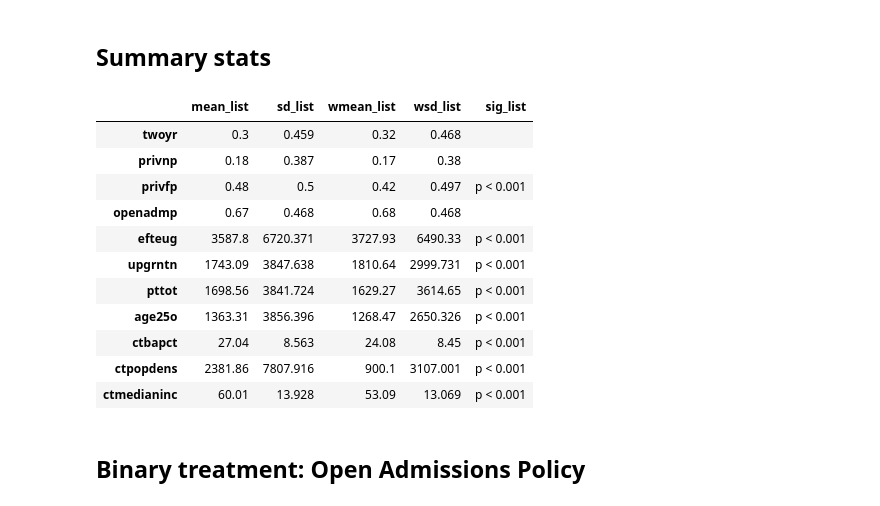
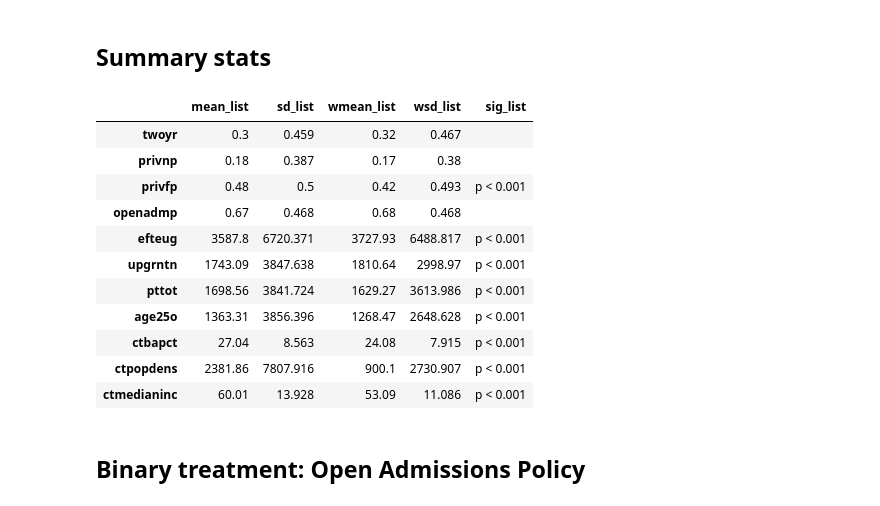
Before and after one commit to btskinner/lpoqmw, a Jupyter notebook: oct_4_2016/effective_sample.ipynb, the cells around one changed output. Saved outputs shown, nothing was run; the diff lists cells and outputs as text; code cells hidden in the pictures.

```diff
--- a/oct_4_2016/effective_sample.ipynb
+++ b/oct_4_2016/effective_sample.ipynb
@@ -114,7 +114,7 @@ w = r^2
 pv = w / sum(w)
 
 # add pv column to df
-df = df %>% bind_cols(data.frame('pv' = pv))
+df = df %>% bind_cols(data.frame('w' = w, 'pv' = pv))
 # %% [markdown]
 ## Map
 # %%
@@ -159,46 +159,46 @@ rhs = c('twoyr', 'privnp', 'privfp', 'openadmp', 'efteug', 'upgrntn', 'pttot', '
 # init lists
 mean_list = list()
 sd_list = list()
 wmean_list = list()
 wsd_list = list()
 sig_list = list()
 
 # loop through
 for(i in rhs) {
 
     # unweighted mean/sd
     mean_list[[i]] = round(mean(df[[i]]), 2)
     sd_list[[i]] = round(sd(df[[i]]),3)
 
     # weighted mean/sd
-    wmean_list[[i]] = round(weighted.mean(x = df[[i]], w = df[['pv']]),2)
-    wsd_list[[i]] = round(sqrt(sum(df[['pv']] * (df[[i]] - mean(df[[i]]))^2)),3)
+    wmean_list[[i]] = round(weighted.mean(x = df[[i]], w = df[['w']]),2)
+    wsd_list[[i]] = round(sqrt(sum(df[['pv']] * (df[[i]] - wmean_list[[i]])^2)),3)
 
     # significantly different?
     t = (mean_list[[i]] - wmean_list[[i]]) / sqrt(sd_list[[i]] / nrow(df) + wsd_list[[i]] / nrow(df))
     sig_list[[i]] = ifelse(abs(t) > qt(.9995, df = nrow(df) - 1), 'p < 0.001',
                           ifelse(abs(t) > qt(.995, df = nrow(df) - 1), 'p < 0.01',
                                  ifelse(abs(t) > qt(.975, df = nrow(df) - 1), 'p < 0.05', '')))
 }
 
 # bind
 out_table = cbind(mean_list, sd_list, wmean_list, wsd_list, sig_list)
 
 # print
 out_table
 # %% [output]
 |  | mean_list | sd_list | wmean_list | wsd_list | sig_list |
-| twoyr | 0.3 | 0.459 | 0.32 | 0.468 |  |
+| twoyr | 0.3 | 0.459 | 0.32 | 0.467 |  |
 | privnp | 0.18 | 0.387 | 0.17 | 0.38 |  |
-| privfp | 0.48 | 0.5 | 0.42 | 0.497 | p < 0.001 |
+| privfp | 0.48 | 0.5 | 0.42 | 0.493 | p < 0.001 |
 | openadmp | 0.67 | 0.468 | 0.68 | 0.468 |  |
-| efteug | 3587.8 | 6720.371 | 3727.93 | 6490.33 | p < 0.001 |
-| upgrntn | 1743.09 | 3847.638 | 1810.64 | 2999.731 | p < 0.001 |
-| pttot | 1698.56 | 3841.724 | 1629.27 | 3614.65 | p < 0.001 |
-| age25o | 1363.31 | 3856.396 | 1268.47 | 2650.326 | p < 0.001 |
-| ctbapct | 27.04 | 8.563 | 24.08 | 8.45 | p < 0.001 |
-| ctpopdens | 2381.86 | 7807.916 | 900.1 | 3107.001 | p < 0.001 |
-| ctmedianinc | 60.01 | 13.928 | 53.09 | 13.069 | p < 0.001 |
+| efteug | 3587.8 | 6720.371 | 3727.93 | 6488.817 | p < 0.001 |
+| upgrntn | 1743.09 | 3847.638 | 1810.64 | 2998.97 | p < 0.001 |
+| pttot | 1698.56 | 3841.724 | 1629.27 | 3613.986 | p < 0.001 |
+| age25o | 1363.31 | 3856.396 | 1268.47 | 2648.628 | p < 0.001 |
+| ctbapct | 27.04 | 8.563 | 24.08 | 7.915 | p < 0.001 |
+| ctpopdens | 2381.86 | 7807.916 | 900.1 | 2730.907 | p < 0.001 |
+| ctmedianinc | 60.01 | 13.928 | 53.09 | 11.086 | p < 0.001 |
 # %% [markdown]
 ## Binary treatment: Open Admissions Policy
 # %%
```
Also changed, not shown: 2 other files.
